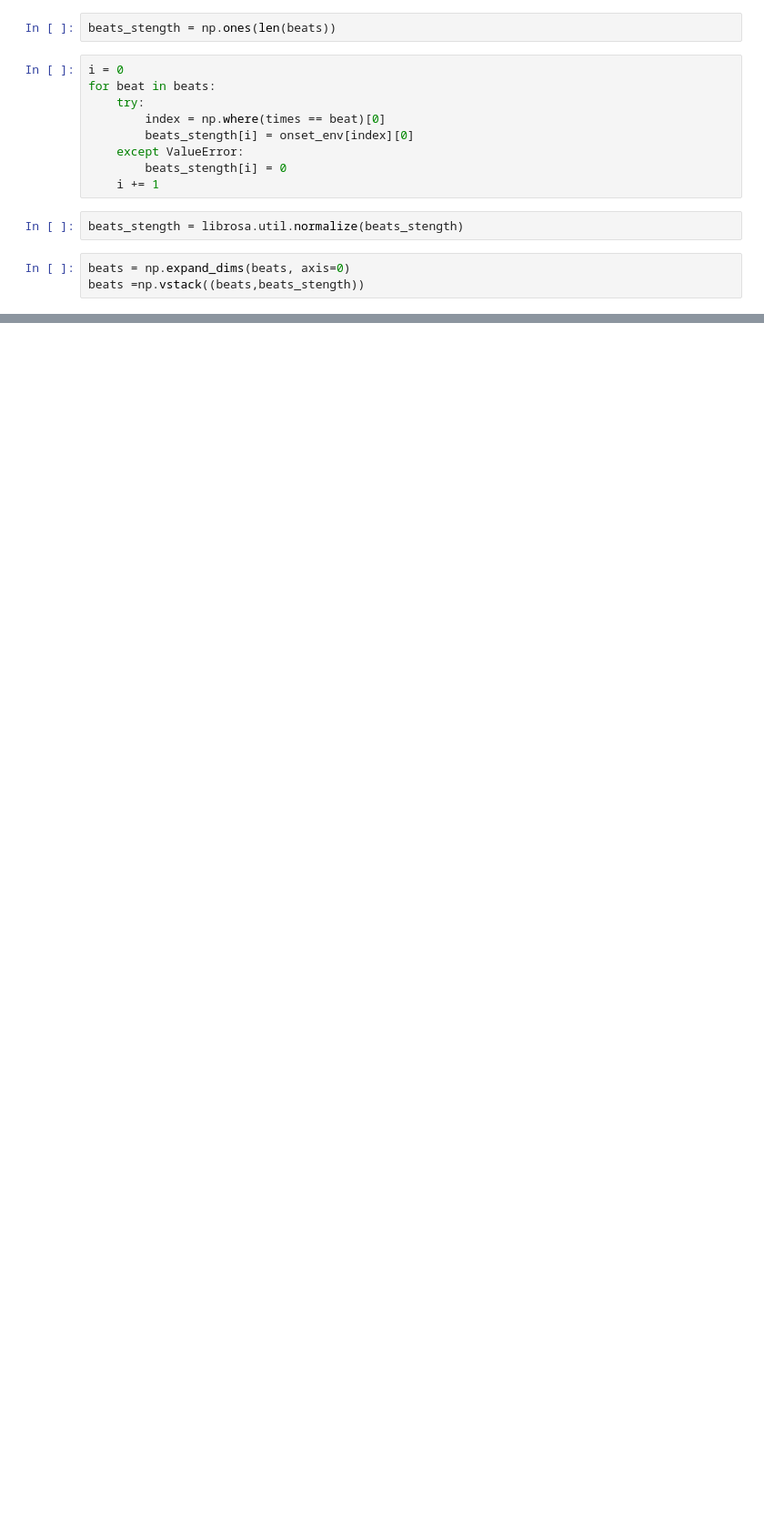
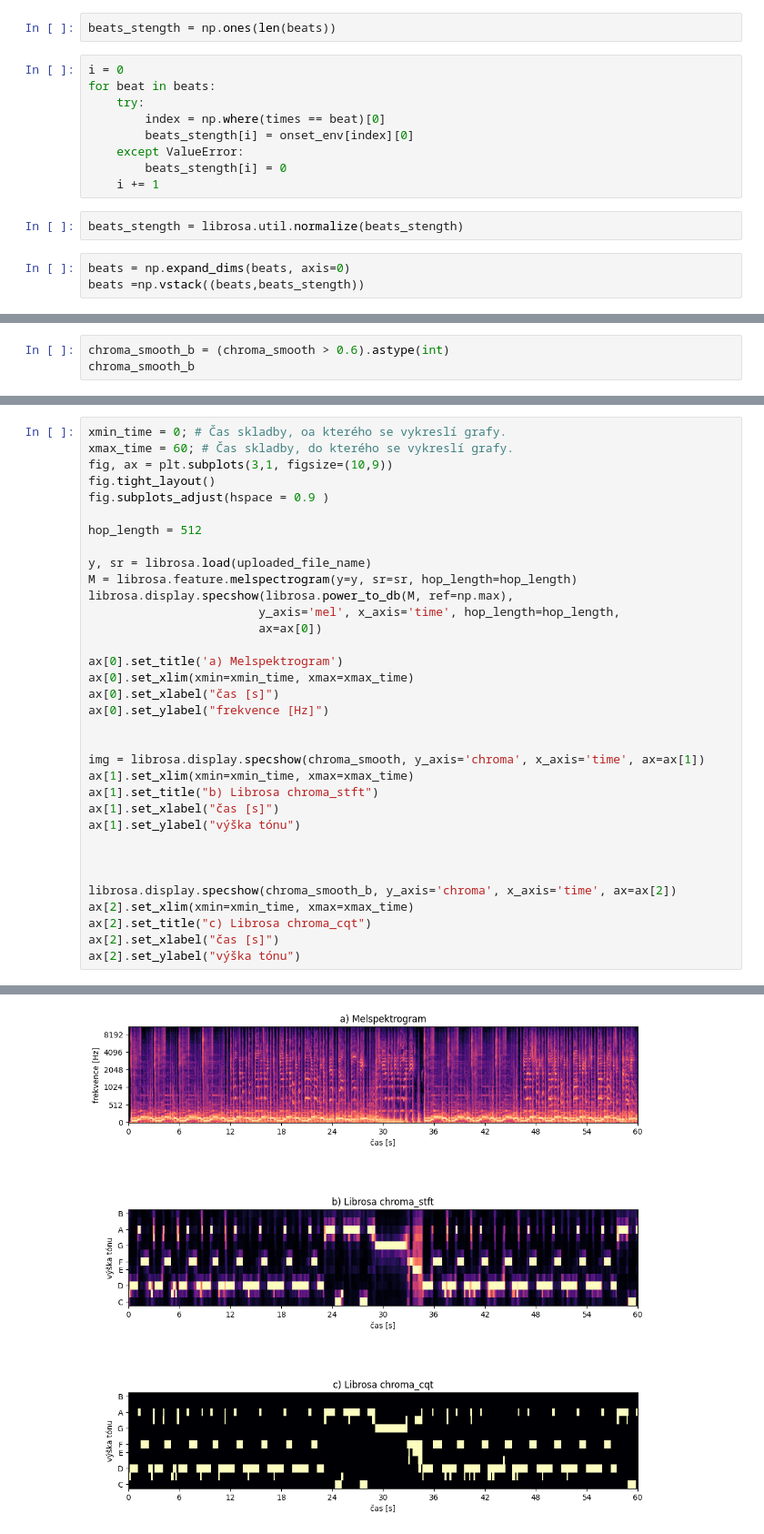
Before and after one commit to VikinnCz/Diplomova_prace_reseni, a Jupyter notebook: testing.ipynb, the cells around one changed output, grey strips where cells are left out. Shown at 91% size. Saved outputs shown, nothing was run; the diff lists cells and outputs as text; blank space fills up the shorter version.

```diff
--- a/testing.ipynb
+++ b/testing.ipynb
@@ -49,0 +74,3 @@ TypeError: 'Axes' object is not subscriptable
+# %%
+chroma_smooth_b = (chroma_smooth > 0.6).astype(int)
+chroma_smooth_b
@@ -49,0 +85,35 @@ TypeError: 'Axes' object is not subscriptable
+# %%
+xmin_time = 0; # Čas skladby, oa kterého se vykreslí grafy.
+xmax_time = 60; # Čas skladby, do kterého se vykreslí grafy.
+fig, ax = plt.subplots(3,1, figsize=(10,9))
+fig.tight_layout()
+fig.subplots_adjust(hspace = 0.9 )
+
+hop_length = 512
+
+y, sr = librosa.load(uploaded_file_name)
+M = librosa.feature.melspectrogram(y=y, sr=sr, hop_length=hop_length)
+librosa.display.specshow(librosa.power_to_db(M, ref=np.max),
+                        y_axis='mel', x_axis='time', hop_length=hop_length,
+                        ax=ax[0])
+
+ax[0].set_title('a) Melspektrogram')
+ax[0].set_xlim(xmin=xmin_time, xmax=xmax_time)
+ax[0].set_xlabel("čas [s]")
+ax[0].set_ylabel("frekvence [Hz]")
+
+
+img = librosa.display.specshow(chroma_smooth, y_axis='chroma', x_axis='time', ax=ax[1])
+ax[1].set_xlim(xmin=xmin_time, xmax=xmax_time)
+ax[1].set_title("b) Librosa chroma_stft")
+ax[1].set_xlabel("čas [s]")
+ax[1].set_ylabel("výška tónu")
+
+
+
+librosa.display.specshow(chroma_smooth_b, y_axis='chroma', x_axis='time', ax=ax[2])
+ax[2].set_xlim(xmin=xmin_time, xmax=xmax_time)
+ax[2].set_title("c) Librosa chroma_cqt")
+ax[2].set_xlabel("čas [s]")
+ax[2].set_ylabel("výška tónu")
+# %% [output]
@@ -49,0 +121 @@ TypeError: 'Axes' object is not subscriptable
+[figure, added]
```
Also changed, not shown: parts of 19 cells of this notebook, 3 other files.
